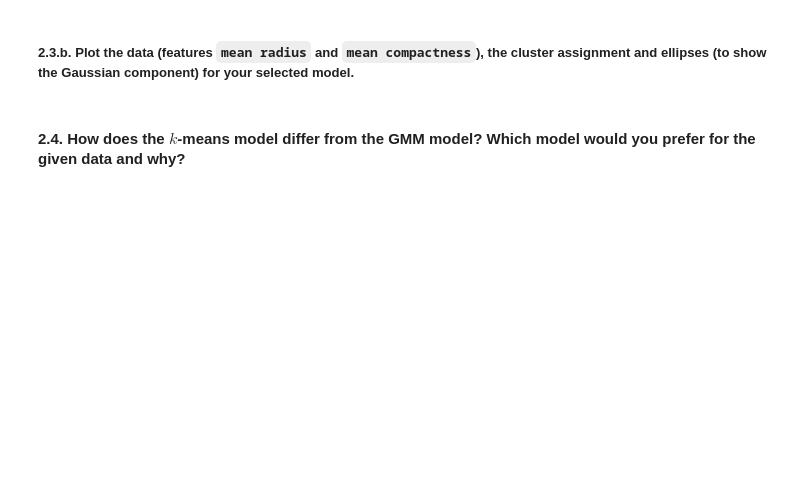
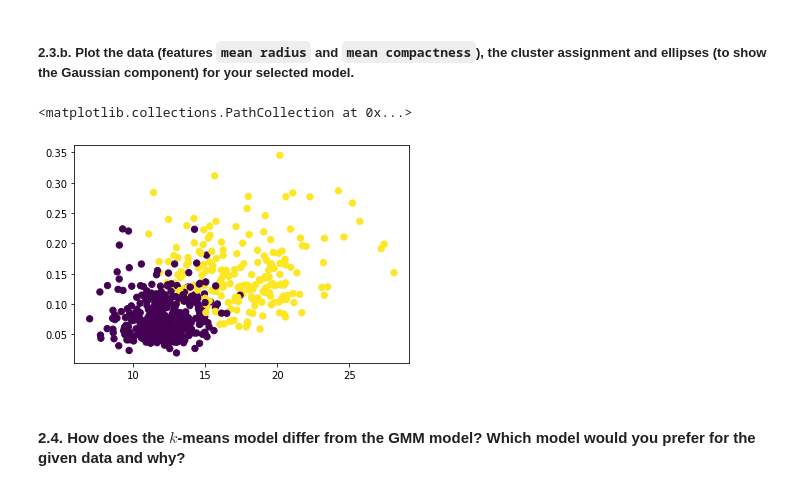
Before and after one commit to FabriceBeaumont/MA-INF_4216_Biomedical_DS_and_AI, a Jupyter notebook: Sheet5/Assignment5_Solutions.ipynb, the cells around one changed output. Cells and saved outputs as stored; diff of their text form; code cells hidden in the pictures; blank space fills up the shorter version.

```diff
--- a/Sheet5/Assignment5_Solutions.ipynb
+++ b/Sheet5/Assignment5_Solutions.ipynb
@@ -290,2 +385,11 @@ An **Expectation Maximization (EM)** algorithm is an algorithm that makes an ass
+# %%
+gmm = GaussianMixture(n_components=2)
+gmm.fit(cancer_data)
+labels = gmm.predict(cancer_data)
+ax = plt.gca()
+ax.scatter(cancer_data.loc[:, 'mean radius'], cancer_data.loc[:, 'mean compactness'], c=labels, s=40, cmap='viridis')
+# %% [output]
+<matplotlib.collections.PathCollection at 0x...>
+[figure, added]
 # %% [markdown]
 #### 2.4. How does the $k$-means model differ from the GMM model? Which model would you prefer for the given data and why?
```
Also changed, not shown: parts of 25 cells of this notebook.
